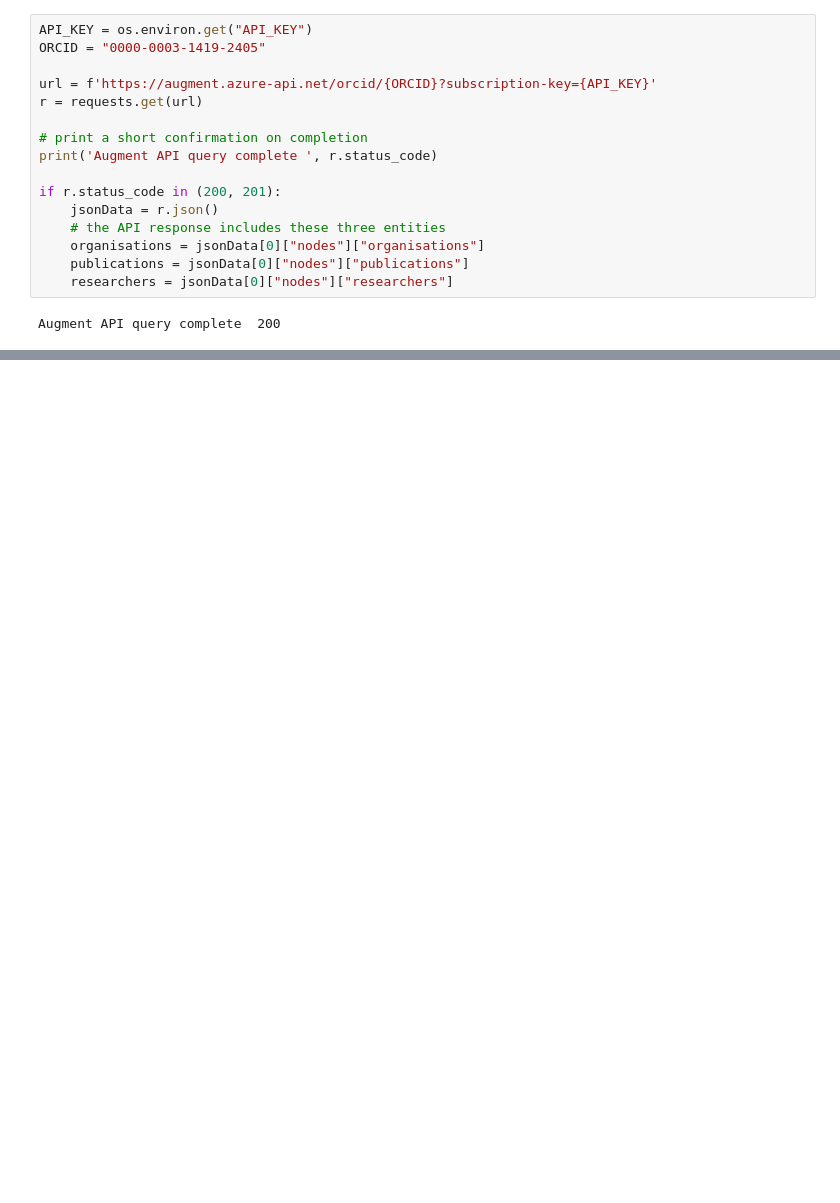
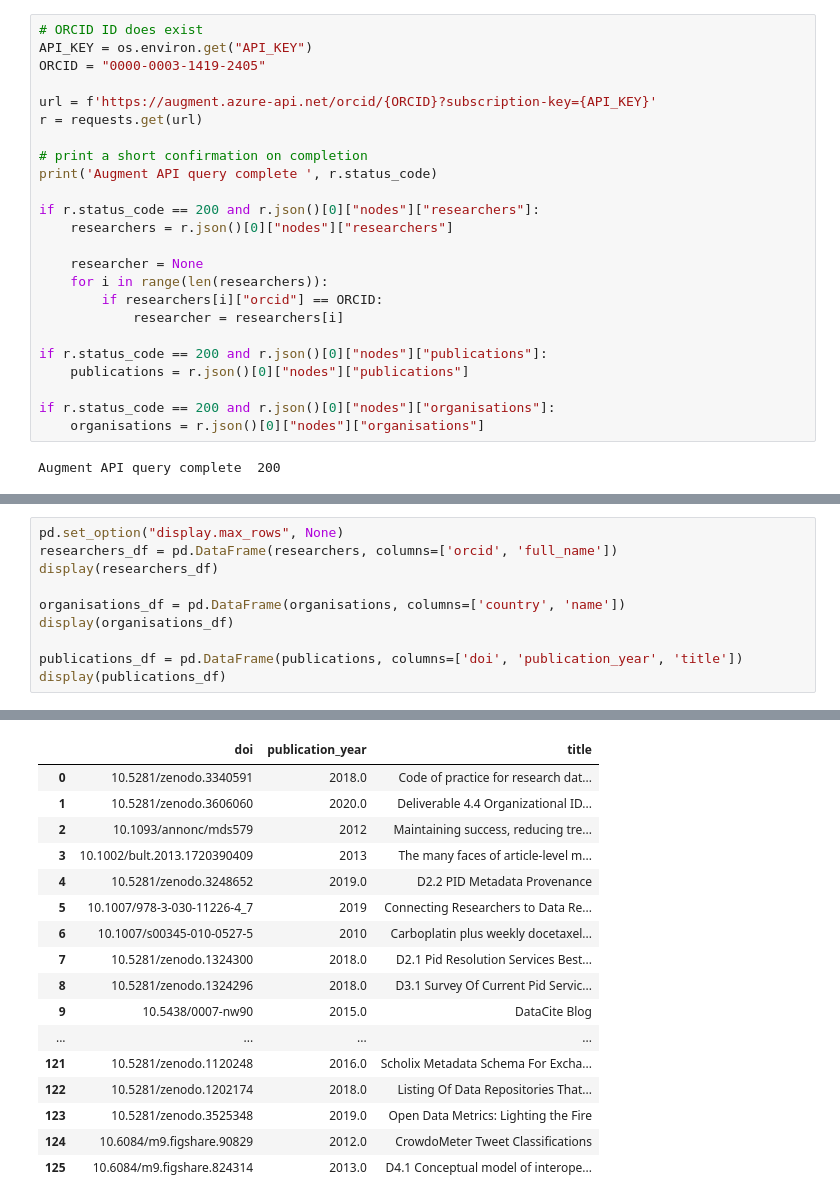
Before and after one commit to researchgraph/augment-api-beta, a Jupyter notebook: notebooks/orcid-base/index.ipynb, the cells around one changed output, grey strips where cells are left out. Drawn from its saved outputs; the diff is of its cells as text; blank space fills up the shorter version.

```diff
--- a/notebooks/orcid-base/index.ipynb
+++ b/notebooks/orcid-base/index.ipynb
@@ -20,4 +39,5 @@ True
 # %%
+# ORCID ID does exist
 API_KEY = os.environ.get("API_KEY")
 ORCID = "0000-0003-1419-2405"
 
@@ -27,12 +47,19 @@ r = requests.get(url)
 # print a short confirmation on completion
 print('Augment API query complete ', r.status_code)
 
-if r.status_code in (200, 201):
-    jsonData = r.json()
-    # the API response includes these three entities
-    organisations = jsonData[0]["nodes"]["organisations"]
-    publications = jsonData[0]["nodes"]["publications"]
-    researchers = jsonData[0]["nodes"]["researchers"]
+if r.status_code == 200 and r.json()[0]["nodes"]["researchers"]:
+    researchers = r.json()[0]["nodes"]["researchers"]
+
+    researcher = None
+    for i in range(len(researchers)):
+        if researchers[i]["orcid"] == ORCID:
+            researcher = researchers[i]
+
+if r.status_code == 200 and r.json()[0]["nodes"]["publications"]:
+    publications = r.json()[0]["nodes"]["publications"]
+
+if r.status_code == 200 and r.json()[0]["nodes"]["organisations"]:
+    organisations = r.json()[0]["nodes"]["organisations"]
 # %% [output]
 Augment API query complete  200
 # %%
@@ -45,0 +73,11 @@ The researcher with ORCID ID 0000-0003-1419-2405 is connected to 129 researcher
+# %%
+pd.set_option("display.max_rows", None)
+researchers_df = pd.DataFrame(researchers, columns=['orcid', 'full_name'])
+display(researchers_df)
+
+organisations_df = pd.DataFrame(organisations, columns=['country', 'name'])
+display(organisations_df)
+
+publications_df = pd.DataFrame(publications, columns=['doi', 'publication_year', 'title'])
+display(publications_df)
+# %% [output]
@@ -45,0 +118,17 @@ The researcher with ORCID ID 0000-0003-1419-2405 is connected to 129 researcher
+|  | doi | publication_year | title |
+| 0 | 10.5281/zenodo.3340591 | 2018.0 | Code of practice for research dat... |
+| 1 | 10.5281/zenodo.3606060 | 2020.0 | Deliverable 4.4 Organizational ID... |
+| 2 | 10.1093/annonc/mds579 | 2012 | Maintaining success, reducing tre... |
+| 3 | 10.1002/bult.2013.1720390409 | 2013 | The many faces of article-level m... |
+| 4 | 10.5281/zenodo.3248652 | 2019.0 | D2.2 PID Metadata Provenance |
+| 5 | 10.1007/978-3-030-11226-4_7 | 2019 | Connecting Researchers to Data Re... |
+| 6 | 10.1007/s00345-010-0527-5 | 2010 | Carboplatin plus weekly docetaxel... |
+| 7 | 10.5281/zenodo.1324300 | 2018.0 | D2.1 Pid Resolution Services Best... |
+| 8 | 10.5281/zenodo.1324296 | 2018.0 | D3.1 Survey Of Current Pid Servic... |
+| 9 | 10.5438/0007-nw90 | 2015.0 | DataCite Blog |
+| ... | ... | ... | ... |
+| 121 | 10.5281/zenodo.1120248 | 2016.0 | Scholix Metadata Schema For Excha... |
+| 122 | 10.5281/zenodo.1202174 | 2018.0 | Listing Of Data Repositories That... |
+| 123 | 10.5281/zenodo.3525348 | 2019.0 | Open Data Metrics: Lighting the Fire |
+| 124 | 10.6084/m9.figshare.90829 | 2012.0 | CrowdoMeter Tweet Classifications |
+| 125 | 10.6084/m9.figshare.824314 | 2013.0 | D4.1 Conceptual model of interope... |
```
Also changed, not shown: parts of 5 cells of this notebook, 1 other file.
